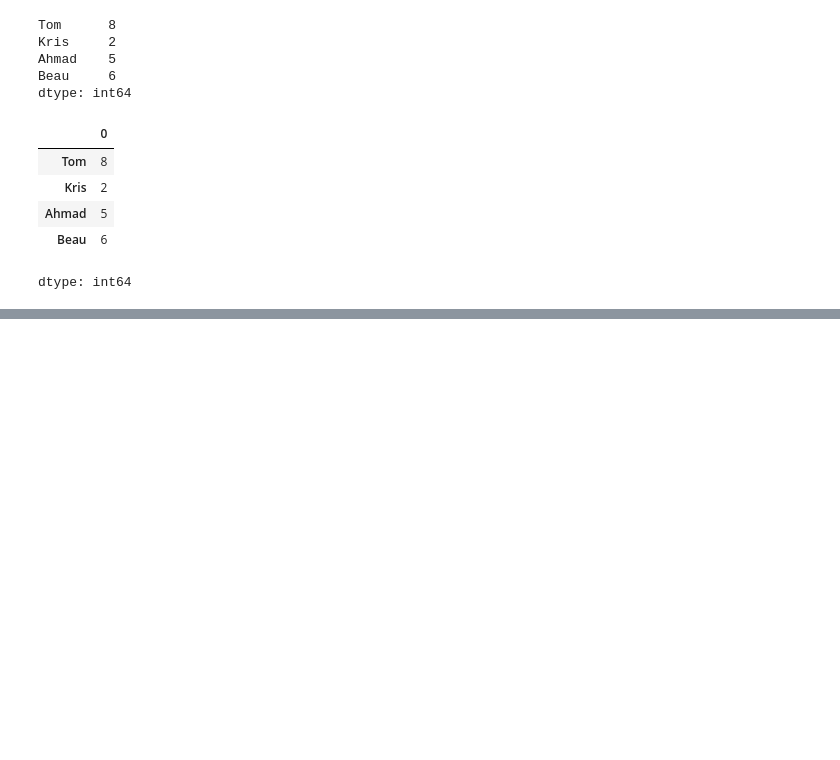
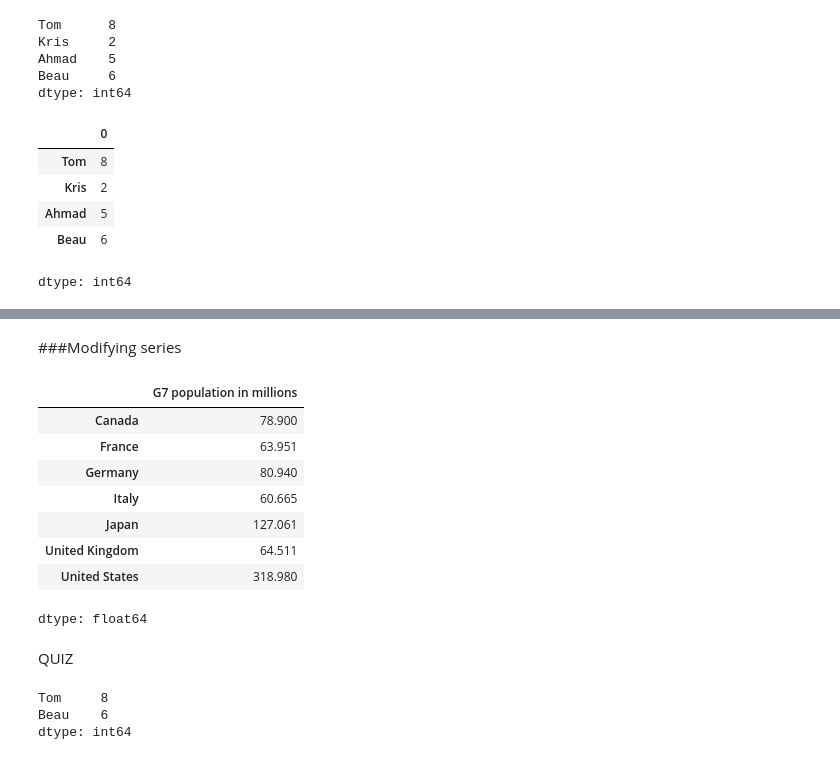
Before and after one commit to OketchOdanga/DataAnalysisWithPython, a Jupyter notebook: DataAnalysisWithPython(FreeCodecamp).ipynb, the cells around one changed output, grey strips where cells are left out. Drawn from its saved outputs; the diff is of its cells as text; code cells hidden in the pictures; blank space fills up the shorter version.

```diff
--- a/DataAnalysisWithPython(FreeCodecamp).ipynb
+++ b/DataAnalysisWithPython(FreeCodecamp).ipynb
@@ -227,0 +297,31 @@ dtype: int64
+# %% [markdown]
+###Modifying series
+# %%
+g7_pop['Canada'] = 78.9
+# %%
+g7_pop.iloc[-1] = 318.98 # modifying the country in the last position
+# %%
+g7_pop
+# %% [output]
+|  | G7 population in millions |
+| Canada | 78.900 |
+| France | 63.951 |
+| Germany | 80.940 |
+| Italy | 60.665 |
+| Japan | 127.061 |
+| United Kingdom | 64.511 |
+| United States | 318.980 |
+dtype: float64
+# %% [markdown]
+QUIZ
+# %%
+certificates_earned = pd.Series(
+    [8, 2, 5, 6],
+    index=['Tom', 'Kris', 'Ahmad', 'Beau']
+)
+
+print(certificates_earned[certificates_earned > 5])
+# %% [output]
+Tom     8
+Beau    6
+dtype: int64
```
Also changed, not shown: parts of 12 cells of this notebook.
